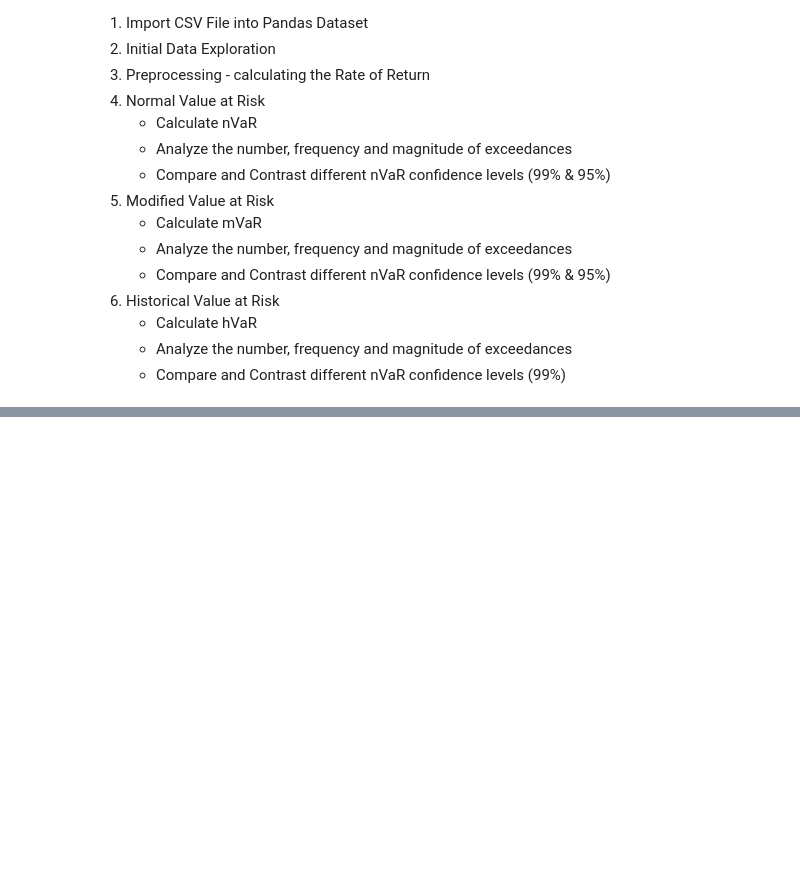
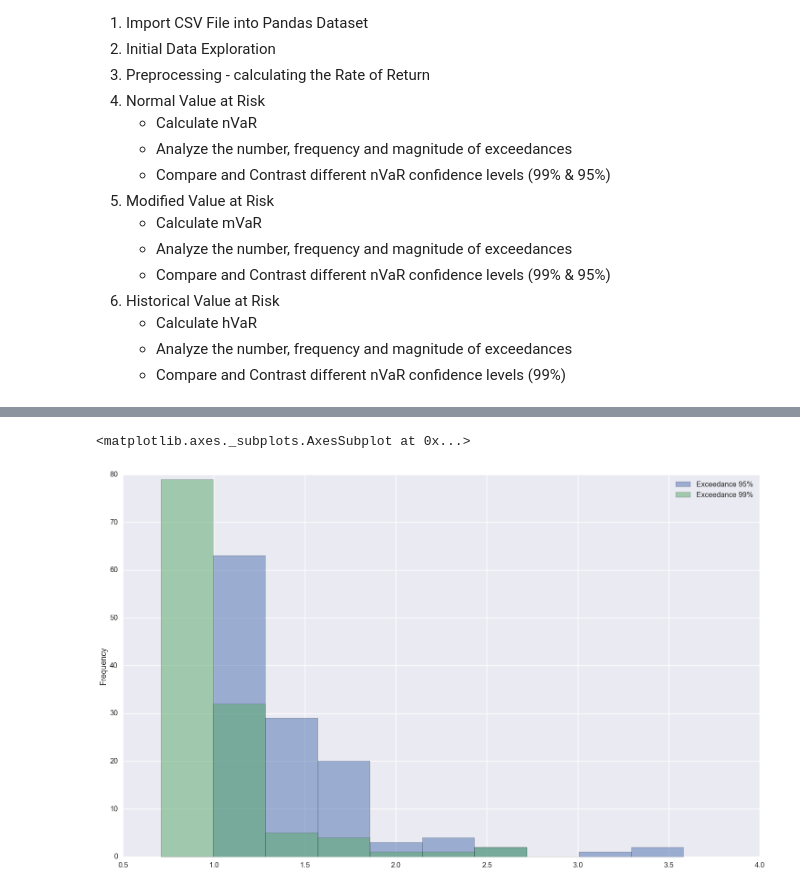
Before and after one commit to thecarlmartin/value-at-risk-exploration, a Jupyter notebook: Value at Risk Exploration.ipynb, the cells around one changed output, grey strips where cells are left out. Saved outputs shown, nothing was run; the diff lists cells and outputs as text; code cells hidden in the pictures; blank space fills up the shorter version.

```diff
--- a/Value at Risk Exploration.ipynb
+++ b/Value at Risk Exploration.ipynb
@@ -34,0 +140,5 @@ I'll begin my exploration with the analysis of the Amazon (AMZN) stock. I downlo
+# %%
+amzn_data[['Exceedance 95%','Exceedance 99%']].where(amzn_data['Exceedance 95%']>1).dropna().plot.hist(alpha=0.5, figsize=(25, 15))
+# %% [output]
+<matplotlib.axes._subplots.AxesSubplot at 0x...>
+[figure, added]
```
Also changed, not shown: parts of 14 cells of this notebook, 1 other file.
